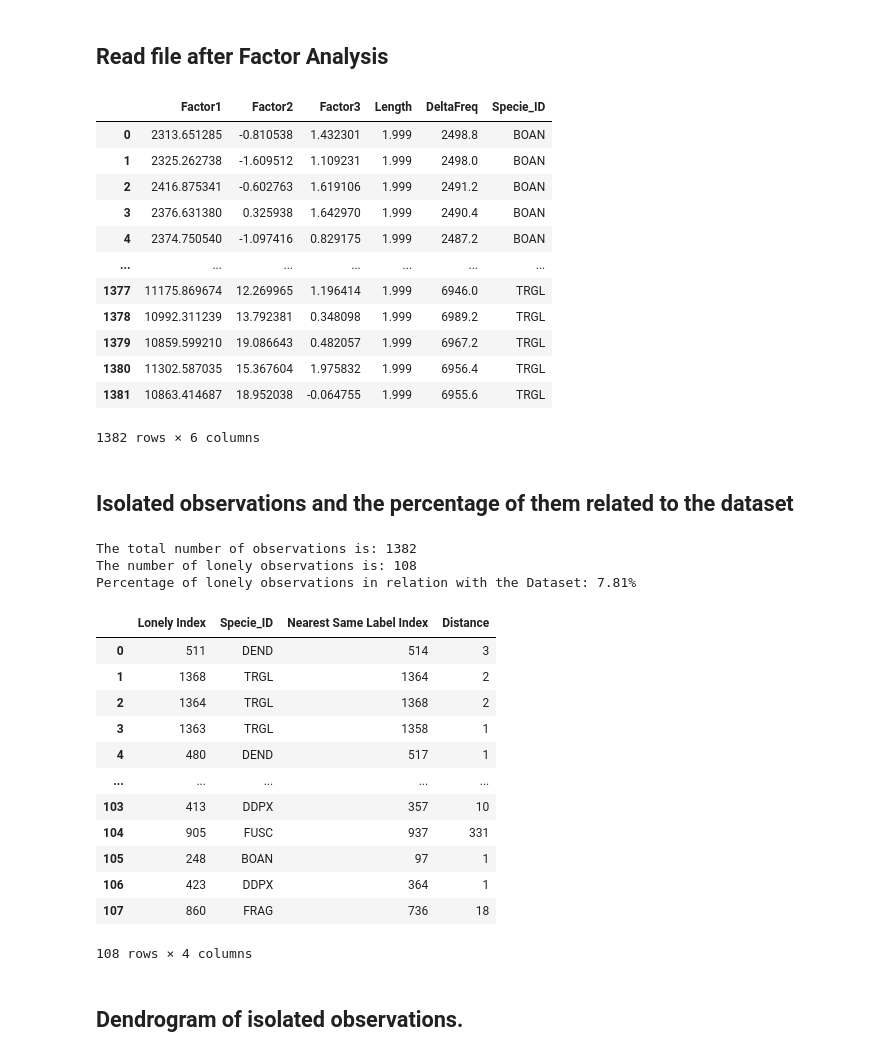
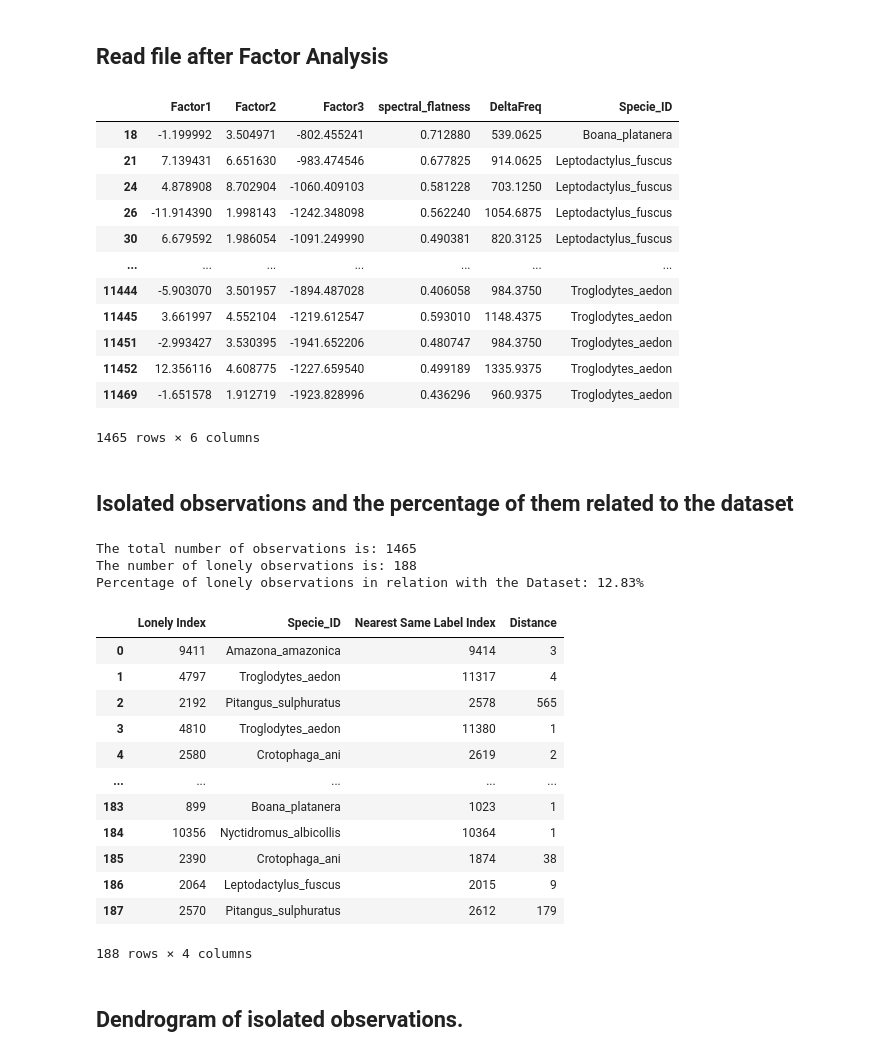
Before and after one commit to jongalon/Isolated_Observations, a Jupyter notebook: notebooks/FindIsolatedObservations.ipynb, the cells around one changed output. Saved outputs shown, nothing was run; the diff lists cells and outputs as text; code cells hidden in the pictures.

```diff
--- a/notebooks/FindIsolatedObservations.ipynb
+++ b/notebooks/FindIsolatedObservations.ipynb
@@ -3,50 +3,50 @@
 # %%
 import pandas as pd
 import matplotlib.pyplot as plt
 import numpy as np
 
 import math
 
 import sys
 import os
 sys.path.append(os.path.abspath(".."))
 sys.path.append(os.path.abspath("./src"))
 
 from src.data_processing import get_outliers_df, merge_distance_column, process_lonely_observations, modify_species_id
 from src.model import scale_features, find_lonely_observations, calculate_confusion_matrix_and_metrics
-from src.visualization import plot_dendrogram_lonelylabels, plot_boxplot_with_outliers, plot_confusion_matrix
+from src.visualization import plot_dendrogram_lonelylabels, plot_boxplot_with_outliers, plot_confusion_matrix, plot_outliers, plot_isolated_observations_by_species
 
 
 # Load file after Factor Analysis Steps
 data_path = "../data/"
 output_path = '../output/'
 
-dataset ='Automatic_Labeling_Kyoogu/'
-#dataset ='Dataset_1/'
+#dataset ='Automatic_Labeling_Kyoogu/'
+dataset ='Dataset_1/'
 #dataset ='Dataset_2/'
 
 file = 'Reduced_dataframe_FA2.xlsx'
 output_file = 'isolated_observations.xlsx'
 df_reduced = pd.read_excel(data_path+dataset+file,index_col=0)
 df_reduced
 # %% [output]
-|  | Factor1 | Factor2 | Factor3 | Length | DeltaFreq | Specie_ID |
-| 0 | 2313.651285 | -0.810538 | 1.432301 | 1.999 | 2498.8 | BOAN |
-| 1 | 2325.262738 | -1.609512 | 1.109231 | 1.999 | 2498.0 | BOAN |
-| 2 | 2416.875341 | -0.602763 | 1.619106 | 1.999 | 2491.2 | BOAN |
-| 3 | 2376.631380 | 0.325938 | 1.642970 | 1.999 | 2490.4 | BOAN |
-| 4 | 2374.750540 | -1.097416 | 0.829175 | 1.999 | 2487.2 | BOAN |
+|  | Factor1 | Factor2 | Factor3 | spectral_flatness | DeltaFreq | Specie_ID |
+| 18 | -1.199992 | 3.504971 | -802.455241 | 0.712880 | 539.0625 | Boana_platanera |
+| 21 | 7.139431 | 6.651630 | -983.474546 | 0.677825 | 914.0625 | Leptodactylus_fuscus |
+| 24 | 4.878908 | 8.702904 | -1060.409103 | 0.581228 | 703.1250 | Leptodactylus_fuscus |
+| 26 | -11.914390 | 1.998143 | -1242.348098 | 0.562240 | 1054.6875 | Leptodactylus_fuscus |
+| 30 | 6.679592 | 1.986054 | -1091.249990 | 0.490381 | 820.3125 | Leptodactylus_fuscus |
 | ... | ... | ... | ... | ... | ... | ... |
-| 1377 | 11175.869674 | 12.269965 | 1.196414 | 1.999 | 6946.0 | TRGL |
-| 1378 | 10992.311239 | 13.792381 | 0.348098 | 1.999 | 6989.2 | TRGL |
-| 1379 | 10859.599210 | 19.086643 | 0.482057 | 1.999 | 6967.2 | TRGL |
-| 1380 | 11302.587035 | 15.367604 | 1.975832 | 1.999 | 6956.4 | TRGL |
-| 1381 | 10863.414687 | 18.952038 | -0.064755 | 1.999 | 6955.6 | TRGL |
+| 11444 | -5.903070 | 3.501957 | -1894.487028 | 0.406058 | 984.3750 | Troglodytes_aedon |
+| 11445 | 3.661997 | 4.552104 | -1219.612547 | 0.593010 | 1148.4375 | Troglodytes_aedon |
+| 11451 | -2.993427 | 3.530395 | -1941.652206 | 0.480747 | 984.3750 | Troglodytes_aedon |
+| 11452 | 12.356116 | 4.608775 | -1227.659540 | 0.499189 | 1335.9375 | Troglodytes_aedon |
+| 11469 | -1.651578 | 1.912719 | -1923.828996 | 0.436296 | 960.9375 | Troglodytes_aedon |
-1382 rows × 6 columns
+1465 rows × 6 columns
 # %% [markdown]
 ## Isolated observations and the percentage of them related to the dataset
 # %%
-only_features_scaled = scale_features(df_reduced) # Divide data in Features and Labels. Scale Featrues and convert to Data Frame with same index as df_reduced
+only_features_scaled = scale_features(df_reduced) # Divide data in Features and Labels. Scale Features and convert to Data Frame with same index as df_reduced
 lonely_observations, lonely_observations_df = find_lonely_observations(df_reduced, only_features_scaled) # Find isolated observations from
 
 #Calculate the percentage of "lonely" observations
@@ -59,26 +59,26 @@ print(f'\nThe total number of observations is: {num_total_observations}')
 print(f'The number of lonely observations is: {num_lonely_observations}')
 print(f"Percentage of lonely observations in relation with the Dataset: {percentage_lonely:.2f}%")
 # %% [output]
-The total number of observations is: 1382
-The number of lonely observations is: 108
-Percentage of lonely observations in relation with the Dataset: 7.81%
+The total number of observations is: 1465
+The number of lonely observations is: 188
+Percentage of lonely observations in relation with the Dataset: 12.83%
 # %%
 lonely_observations_df.to_excel(output_path+dataset+output_file, index=False)
 lonely_observations_df
 # %% [output]
 |  | Lonely Index | Specie_ID | Nearest Same Label Index | Distance |
-| 0 | 511 | DEND | 514 | 3 |
-| 1 | 1368 | TRGL | 1364 | 2 |
-| 2 | 1364 | TRGL | 1368 | 2 |
-| 3 | 1363 | TRGL | 1358 | 1 |
-| 4 | 480 | DEND | 517 | 1 |
+| 0 | 9411 | Amazona_amazonica | 9414 | 3 |
+| 1 | 4797 | Troglodytes_aedon | 11317 | 4 |
+| 2 | 2192 | Pitangus_sulphuratus | 2578 | 565 |
+| 3 | 4810 | Troglodytes_aedon | 11380 | 1 |
+| 4 | 2580 | Crotophaga_ani | 2619 | 2 |
 | ... | ... | ... | ... | ... |
-| 103 | 413 | DDPX | 357 | 10 |
-| 104 | 905 | FUSC | 937 | 331 |
-| 105 | 248 | BOAN | 97 | 1 |
-| 106 | 423 | DDPX | 364 | 1 |
-| 107 | 860 | FRAG | 736 | 18 |
+| 183 | 899 | Boana_platanera | 1023 | 1 |
+| 184 | 10356 | Nyctidromus_albicollis | 10364 | 1 |
+| 185 | 2390 | Crotophaga_ani | 1874 | 38 |
+| 186 | 2064 | Leptodactylus_fuscus | 2015 | 9 |
+| 187 | 2570 | Pitangus_sulphuratus | 2612 | 179 |
-108 rows × 4 columns
+188 rows × 4 columns
 # %% [markdown]
 ## Dendrogram of isolated observations.
 # %%
```
Also changed, not shown: parts of 12 cells of this notebook, 12 other files.
